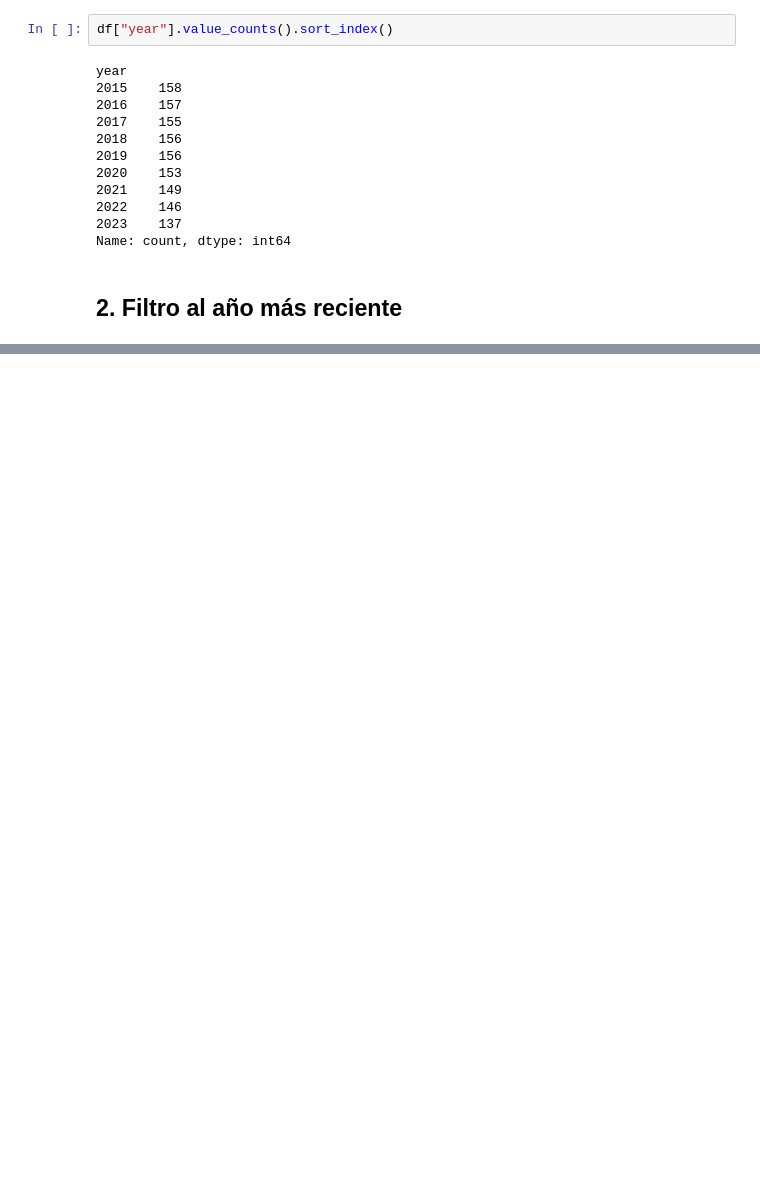
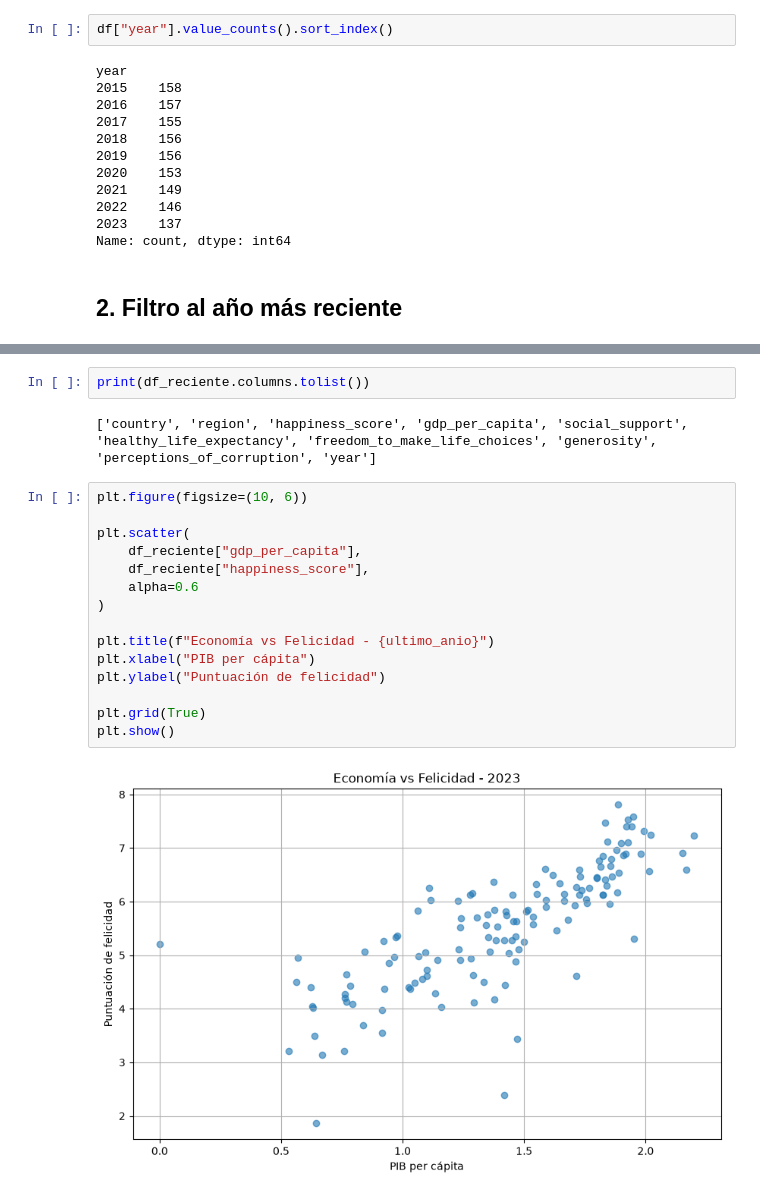
Before and after one commit to EngerDouglas/ejercicio_jupyter, a Jupyter notebook: ejecicio(16 nov).ipynb, the cells around one changed output, grey strips where cells are left out. Saved outputs shown, nothing was run; the diff lists cells and outputs as text; blank space fills up the shorter version.

```diff
--- a/ejecicio(16 nov).ipynb
+++ b/ejecicio(16 nov).ipynb
@@ -56,3 +56,24 @@ Año más reciente: 2023  |  Países: 137
 | 1232 | Iceland | Western Europe | 7.530 | 1.926 | 1.620 | 0.559 | ... |
 | 1233 | Israel | Middle East and North Africa | 7.473 | 1.833 | 1.521 | 0.577 | ... |
 | 1234 | Netherlands | Western Europe | 7.403 | 1.942 | 1.488 | 0.545 | ... |
+# %%
+print(df_reciente.columns.tolist())
+# %% [output]
+['country', 'region', 'happiness_score', 'gdp_per_capita', 'social_support', 'healthy_life_expectancy', 'freedom_to_make_life_choices', 'generosity', 'perceptions_of_corruption', 'year']
+# %%
+plt.figure(figsize=(10, 6))
+
+plt.scatter(
+    df_reciente["gdp_per_capita"],
+    df_reciente["happiness_score"],
+    alpha=0.6
+)
+
+plt.title(f"Economía vs Felicidad - {ultimo_anio}")
+plt.xlabel("PIB per cápita")
+plt.ylabel("Puntuación de felicidad")
+
+plt.grid(True)
+plt.show()
+# %% [output]
+[figure, added]
```
Also changed, not shown: parts of 1 cell of this notebook.
